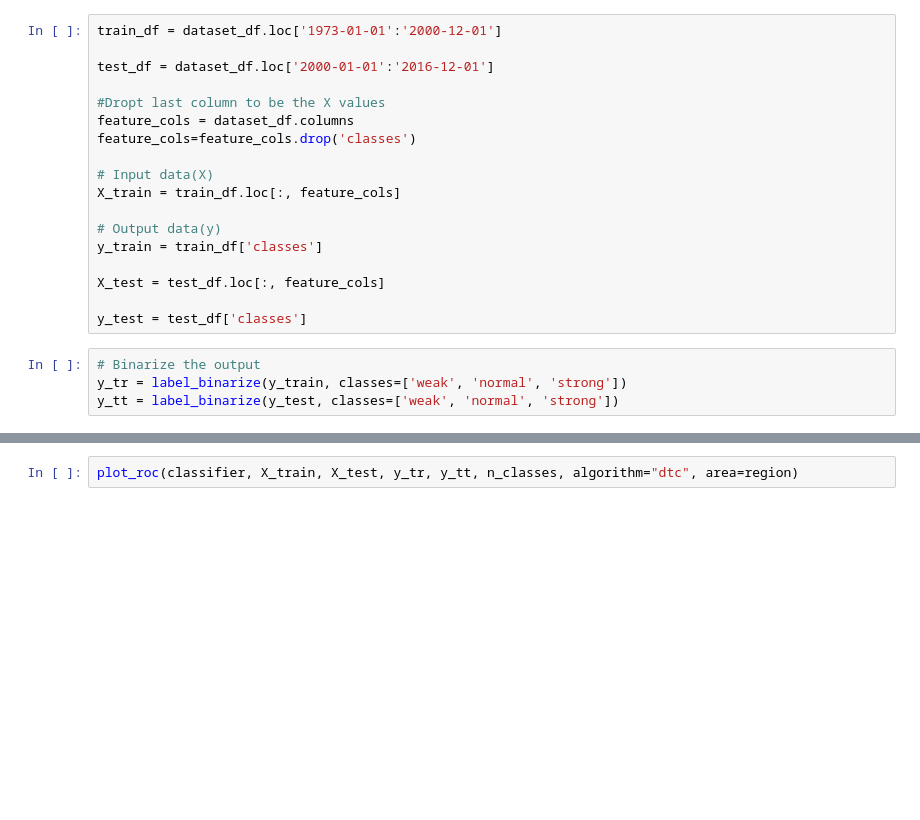
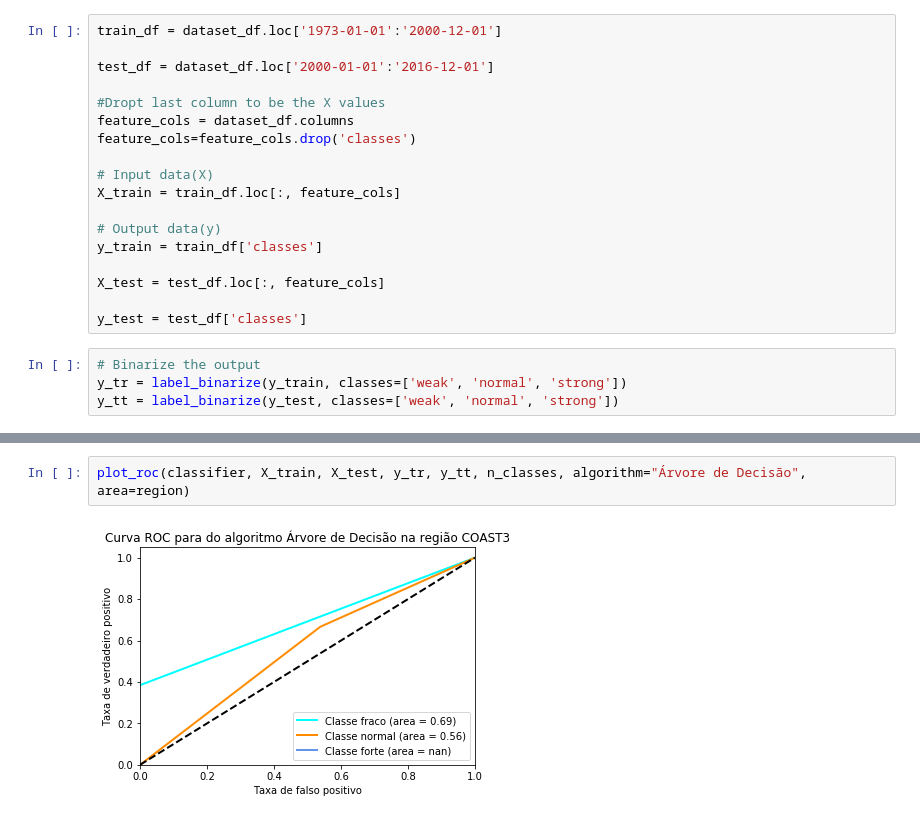
Before and after one commit to tiagotele/experimentos_oceanografia, a Jupyter notebook: Rainfall Forecast COAST3.ipynb, the cells around one changed output, grey strips where cells are left out. Drawn from its saved outputs; the diff is of its cells as text; blank space fills up the shorter version.

```diff
--- a/Rainfall Forecast COAST3.ipynb
+++ b/Rainfall Forecast COAST3.ipynb
@@ -93,4 +175,6 @@ metrics.accuracy_score(test_df['classes'], new_pred_class)
 # %%
-plot_roc(classifier, X_train, X_test, y_tr, y_tt, n_classes, algorithm="dtc", area=region)
+plot_roc(classifier, X_train, X_test, y_tr, y_tt, n_classes, algorithm="Árvore de Decisão", area=region)
+# %% [output]
+[figure, added]
 # %%
 new_pred_class, classifier = test_rfc(X_train,y_train, X_test)
```
Also changed, not shown: parts of 23 cells of this notebook, 8 other files.
